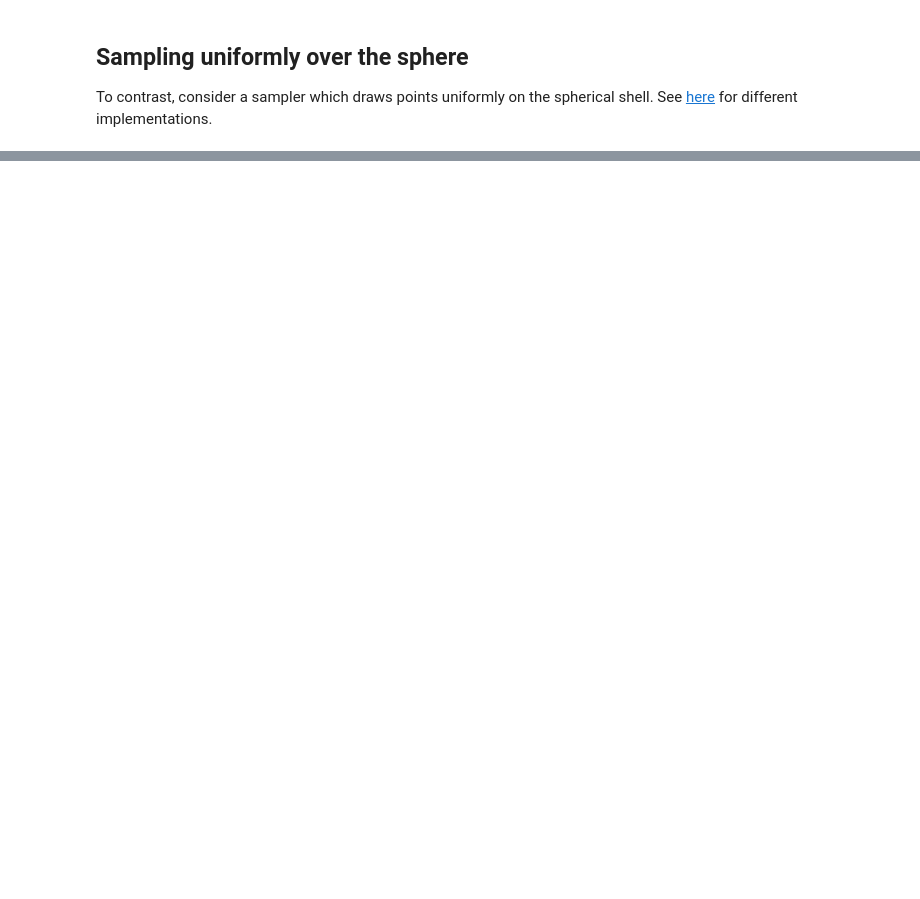
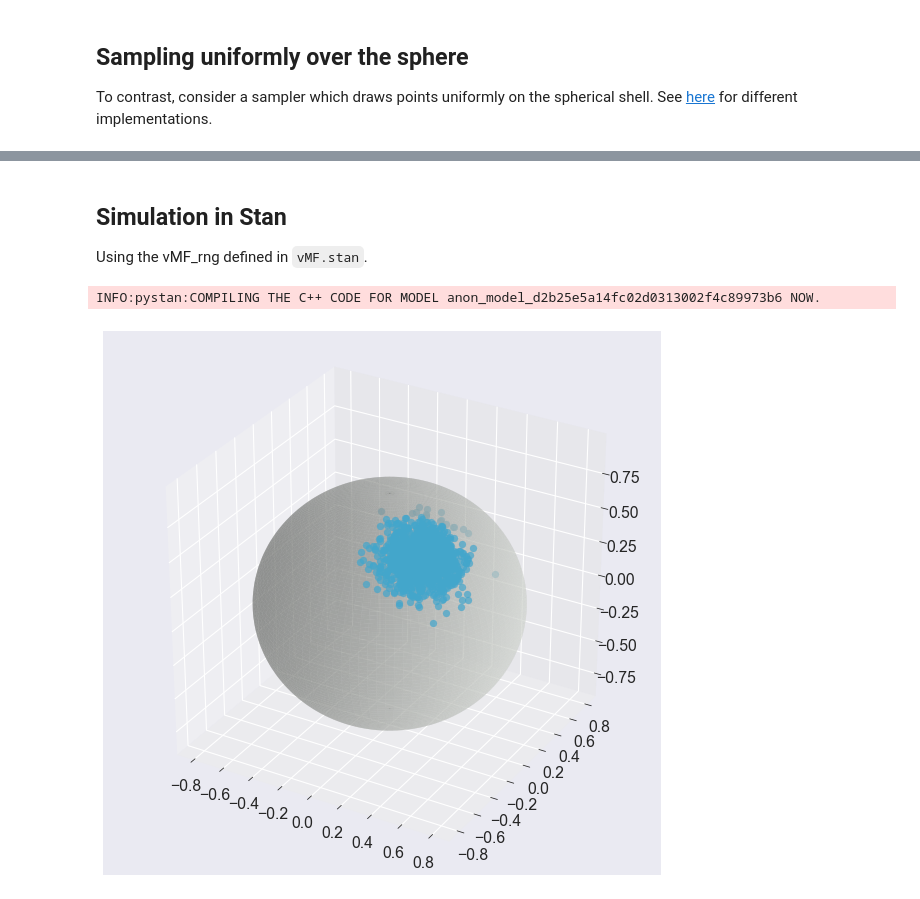
Before and after one commit to cescalara/vMF, a Jupyter notebook: sampling_from_vMF.ipynb, the cells around one changed output, grey strips where cells are left out. Saved outputs shown, nothing was run; the diff lists cells and outputs as text; code cells hidden in the pictures; blank space fills up the shorter version.

Commit message:
Add vMF simulation in stan

```diff
--- a/sampling_from_vMF.ipynb
+++ b/sampling_from_vMF.ipynb
@@ -131,0 +132,48 @@ ax.legend(bbox_to_anchor = [0.65, 0.75])
+# %% [markdown]
+## Simulation in Stan
+
+Using the vMF_rng defined in `vMF.stan`.
+# %%
+import pystan
+simulation = pystan.StanModel(file = 'vMF_sim.stan')
+# %% [output]
+INFO:pystan:COMPILING THE C++ CODE FOR MODEL anon_model_d2b25e5a14fc02d0313002f4c89973b6 NOW.
+# %%
+# Use stan to simulate draws from the vMF
+simu_parameters = {'N' : 1000,
+                   'mu' : mu,
+                   'kappa' : 100}
+
+simu = simulation.sampling(data = simu_parameters, algorithm = "Fixed_param",
+                     iter = 1, chains = 1, seed = 19920715)
+
+
+samples = simu.extract(['vMF_samples'])['vMF_samples'][0]
+# %%
+# unit sphere
+def make_sphere():
+    r = 1 - 0.2 # subtract a small amount to show points on surface
+    pi = np.pi
+    cos = np.cos
+    sin = np.sin
+    phi, theta = np.mgrid[0.0:pi:100j, 0.0:2.0 * pi:100j]
+    x = r * sin(phi) * cos(theta)
+    y = r * sin(phi) * sin(theta)
+    z = r * cos(phi)
+    return x, y, z
+
+x_circ, y_circ, z_circ = make_sphere()
+# %%
+# plot generated points on a unit * norm sphere
+fig = plt.figure(figsize = [10, 10])
+ax = fig.add_subplot(111, projection = '3d')
+ax.plot_surface(x_circ, y_circ, z_circ,
+                rstride = 1, cstride = 1,
+                color = sns.xkcd_rgb["light grey"],
+                alpha = 0.5,
+                linewidth = 0)
+
+for sample in samples:
+    ax.scatter(sample[0], sample[1], sample[2], s = 50, alpha = 0.7, color = colors[1])
+# %% [output]
+[figure, added]
```
Also changed, not shown: parts of 2 cells of this notebook, 2 other files.
